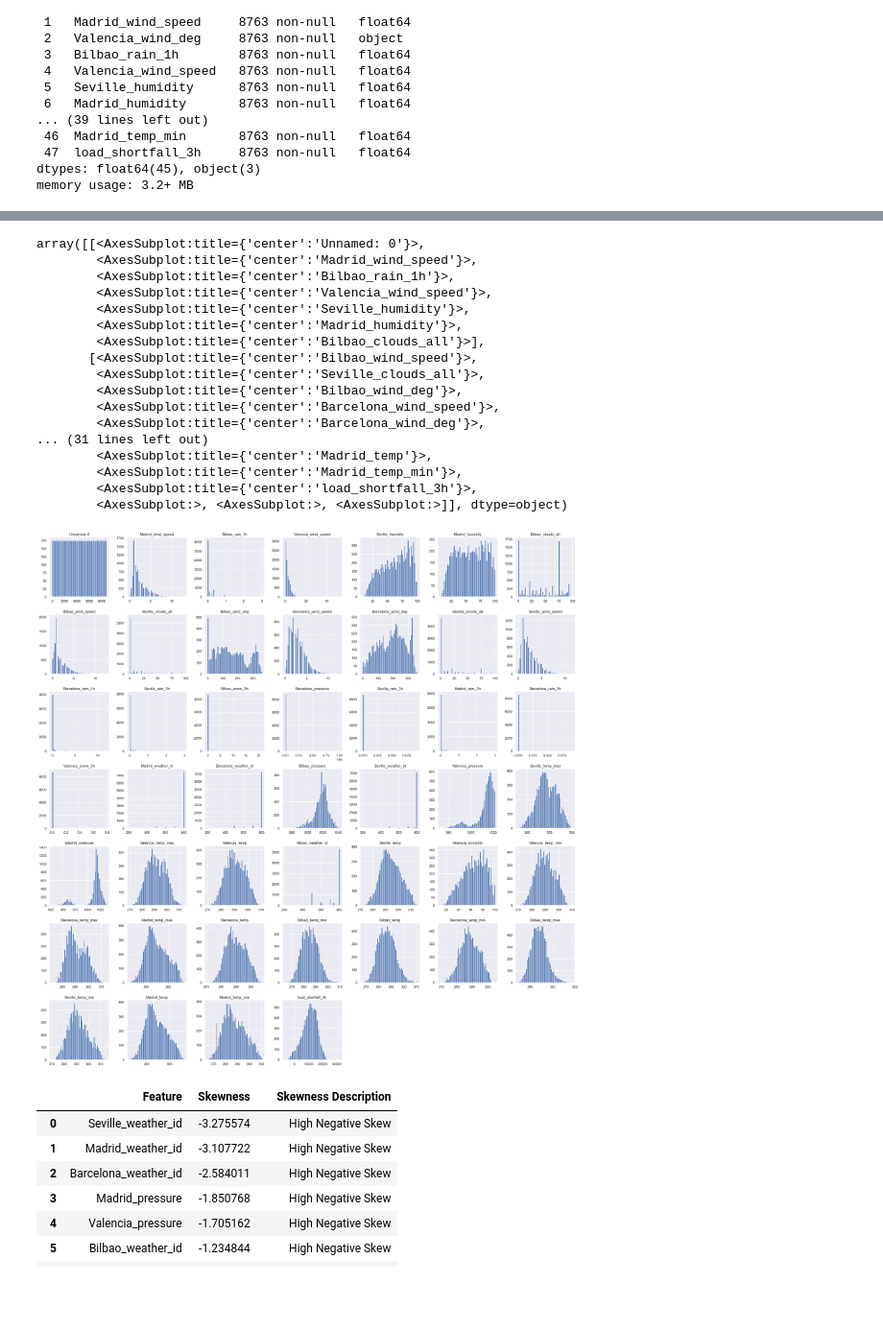
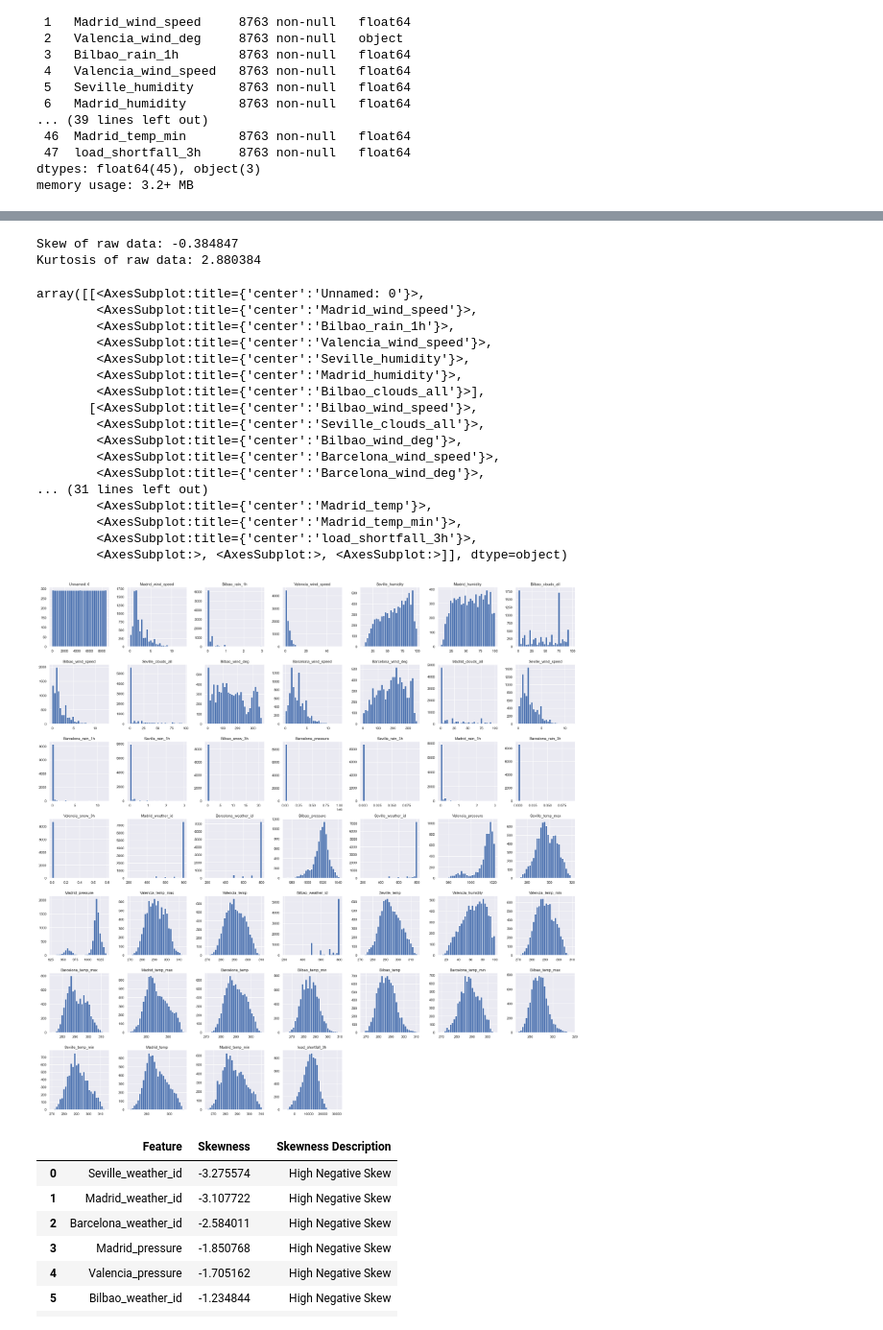
Before and after one commit to ObengKojo23/Team_NM4, a Jupyter notebook: notebooks/starter-notebook.ipynb, the cells around one changed output, grey strips where cells are left out. Shown at 96% size. Cells and saved outputs as stored; diff of their text form; code cells hidden in the pictures; blank space fills up the shorter version.

```diff
--- a/notebooks/starter-notebook.ipynb
+++ b/notebooks/starter-notebook.ipynb
@@ -193,5 +193,5 @@ df_test.head()
 | 3 | 8766 | 2018-01-01 09:00:00 | 2.666667 | level_7 | 0.0 | 5.333333 | ... |
 | 4 | 8767 | 2018-01-01 12:00:00 | 4.000000 | level_7 | 0.0 | 8.666667 | ... |
 # %%
-df_train = df_train.drop('Unnamed: 0', axis=1)
-df_train.head()
+#df_train = df_train.drop('Unnamed: 0', axis=1)
+#df_train.head()
@@ -286,25 +305,36 @@ memory usage: 3.2+ MB
+# %%
+print("Skew of raw data: %f" % df_train['load_shortfall_3h'].skew())  # check skewness
+print("Kurtosis of raw data: %f" % kurtosis(df_train['load_shortfall_3h'],fisher = False)) #check kurtosis
+# %% [output]
+Skew of raw data: -0.384847
+Kurtosis of raw data: 2.880384
+# %%
+col_names = df_train.columns
+
+categorical_features = df_train[['Seville_pressure', 'Valencia_wind_deg', 'time']]
+numerical_features = [x for x in col_names if not x in categorical_features]
 # %%
-#Visualising Skewness of all features
-df_train.hist(figsize=(30,30), bins=50)
+#Visualising distribution of numerical features
+df_train[numerical_features].hist(figsize=(30, 30), bins=30)
 # %% [output]
 array([[<AxesSubplot:title={'center':'Unnamed: 0'}>,
         <AxesSubplot:title={'center':'Madrid_wind_speed'}>,
         <AxesSubplot:title={'center':'Bilbao_rain_1h'}>,
         <AxesSubplot:title={'center':'Valencia_wind_speed'}>,
         <AxesSubplot:title={'center':'Seville_humidity'}>,
         <AxesSubplot:title={'center':'Madrid_humidity'}>,
         <AxesSubplot:title={'center':'Bilbao_clouds_all'}>],
        [<AxesSubplot:title={'center':'Bilbao_wind_speed'}>,
         <AxesSubplot:title={'center':'Seville_clouds_all'}>,
         <AxesSubplot:title={'center':'Bilbao_wind_deg'}>,
         <AxesSubplot:title={'center':'Barcelona_wind_speed'}>,
         <AxesSubplot:title={'center':'Barcelona_wind_deg'}>,
 ... (31 lines left out)
         <AxesSubplot:title={'center':'Madrid_temp'}>,
         <AxesSubplot:title={'center':'Madrid_temp_min'}>,
         <AxesSubplot:title={'center':'load_shortfall_3h'}>,
         <AxesSubplot:>, <AxesSubplot:>, <AxesSubplot:>]], dtype=object)
-[figure, old version]
+[figure, new version]
 # %%
 #Function to check skewness
 def describe_skewness(x):
```
Also changed, not shown: parts of 82 cells of this notebook.
